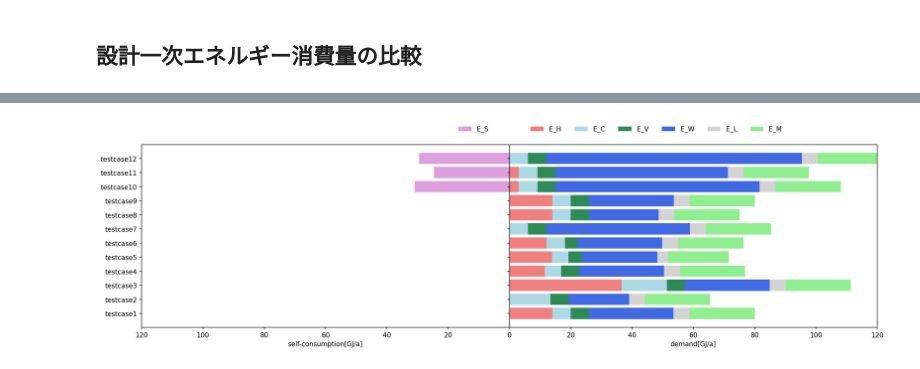
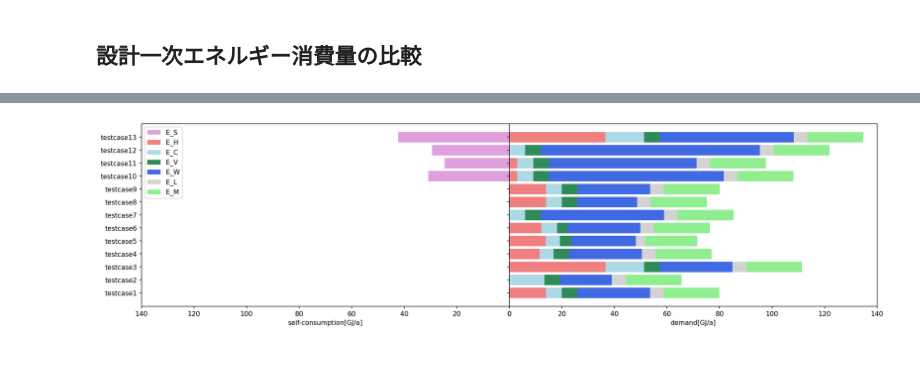
Before and after one commit to BRI-EES-House/pyhees_example, a Jupyter notebook: s02_01_general.ipynb, the cells around one changed output, grey strips where cells are left out. Cells and saved outputs as stored; diff of their text form; code cells hidden in the pictures.

```diff
--- a/s02_01_general.ipynb
+++ b/s02_01_general.ipynb
@@ -98,7 +99,7 @@ def calc_results(house):
 
         E_T_dict, E_dash_T_dict, E_pri_dict, E_sec_dict, E_S_dict, env_dict = calc_E_T(house)
         E_ST_dict, E_dash_ST_dict, E_std_detail = calc_E_ST(house)
-        BEI = calc_BEI(E_dash_T_dict, E_dash_ST_dict, type='一般住宅')
+        BEI = calc_BEI(E_dash_T_dict, E_dash_ST_dict)
 
         # 建築物エネルギー消費性能基準（気候風土適応住宅を除く）の端数処理前の設計値
         E_star_T_gn_du = E_T_dict['E_star_T_gn_du']
@@ -523,0 +554,17 @@ BEI:0.83
+# %%
+house = get_default_house()
+house['mode_H'] = '住戸全体を連続的に暖房する方式'
+house['H_MR'] = None
+house['H_OR'] = None
+house['H_A'] = {'type': 'ダクト式セントラル空調機', 'duct_insulation': '全てもしくは一部が断熱区画外である', 'VAV': False,
+                'general_ventilation': True, 'EquipmentSpec': '入力しない'}
+house['mode_C'] = '住戸全体を連続的に冷房する方式'
+house['C_MR'] = None
+house['C_OR'] = None
+house['C_A'] = {'type': 'ダクト式セントラル空調機', 'duct_insulation': '全てもしくは一部が断熱区画外である', 'VAV': False,
+                'general_ventilation': True, 'EquipmentSpec': '入力しない'}
+
+house['HW']['hw_type'] = 'コージェネレーションを使用する'
+house['CG'] = {'CG_category': 'SOFC2'}
+
+res_13 = calc_results(house)
@@ -556,9 +623,9 @@ def draw_graph(df, x_columns,colors,x_range):
     acc+=s
 
   # 凡例
-  ha,la = ax[0].get_legend_handles_labels()
-  ax[0].legend(reversed(ha),reversed(la),bbox_to_anchor=(0.95, 1.05), loc='lower right',ncol=len(left_columns), borderaxespad=0,frameon=False)
-  ax[1].legend(bbox_to_anchor=(0.05, 1.05), loc='lower left',ncol=len(right_columns), borderaxespad=0,frameon=False)
+  hans0, labs0 = ax[0].get_legend_handles_labels()
+  hans1, labs1 = ax[1].get_legend_handles_labels()
+  ax[0].legend(hans0+hans1, labs0+labs1)
   ax[0].set_xlabel('self-consumption[GJ/a]')
   ax[1].set_xlabel('demand[GJ/a]')
   fig.align_labels() # ラベルの位置を揃える
@@ -572,7 +639,8 @@ def draw_graph(df, x_columns,colors,x_range):
 # %%
 import pandas as pd
 DBdict = {'testcase1': res_01, 'testcase2': res_02, 'testcase3': res_03, 'testcase4': res_04, 'testcase5': res_05, 'testcase6': res_06,
-          'testcase7': res_07, 'testcase8': res_08, 'testcase9': res_09, 'testcase10': res_10, 'testcase11': res_11, 'testcase12': res_12}
+          'testcase7': res_07, 'testcase8': res_08, 'testcase9': res_09, 'testcase10': res_10, 'testcase11': res_11, 'testcase12': res_12,
+          'testcase13': res_13}
 DB_ene = pd.DataFrame(DBdict).T
 DB_ene
 # %% [output]
@@ -592,7 +661,7 @@ DB_ene
 # %%
 myColors = [['plum'],['lightcoral', 'lightblue', 'seagreen', 'royalblue', 'lightgray', 'lightgreen']]
 myColumns = [['E_S'],["E_H", "E_C", "E_V", "E_W", "E_L", "E_M"]]
 
-draw_graph(DB_ene, myColumns, myColors ,[120,120])
+draw_graph(DB_ene, myColumns, myColors ,[140,140])
 # %% [output]
-[figure, old version]
+[figure, new version]
```
Also changed, not shown: parts of 17 cells of this notebook.
